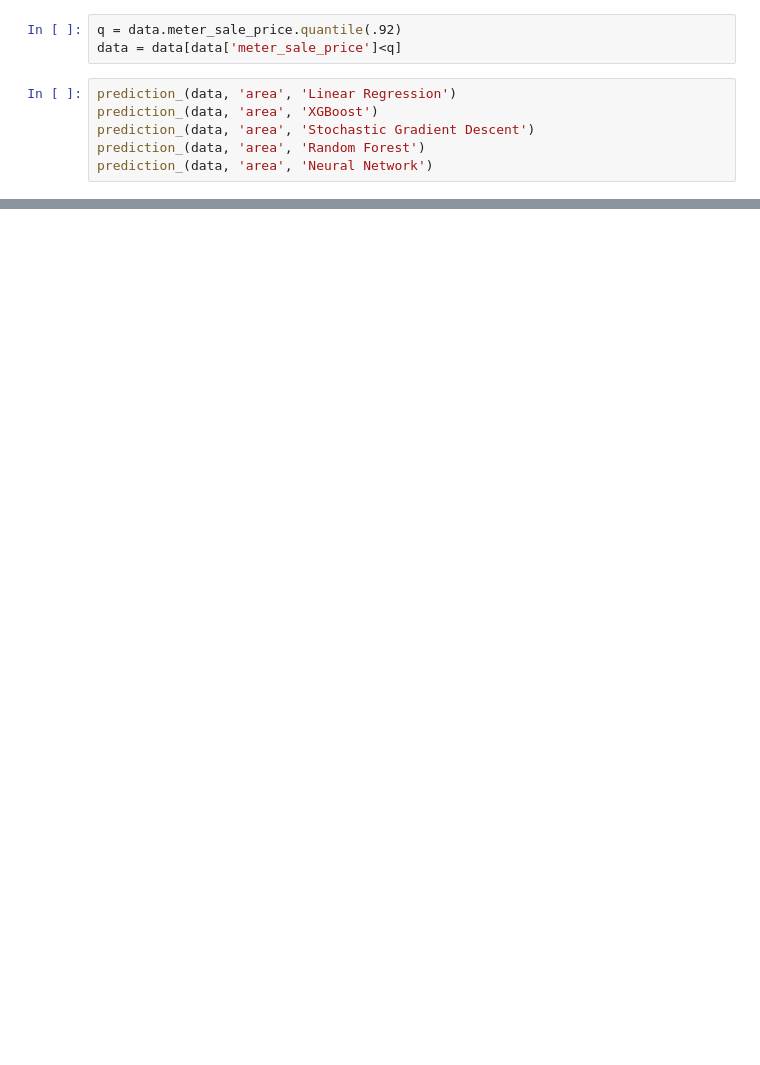
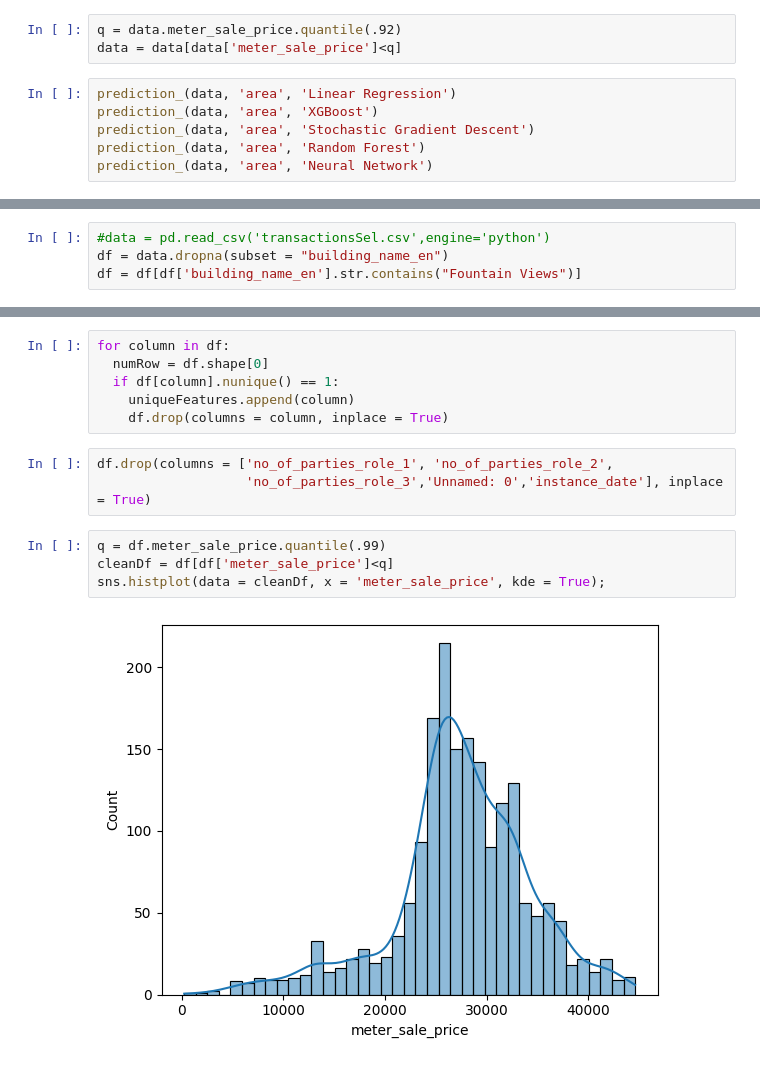
Before and after one commit to vagabondboffin/EDAProject, a Jupyter notebook: DAProject_May7th.ipynb, the cells around one changed output, grey strips where cells are left out. Cells and saved outputs as stored; diff of their text form; blank space fills up the shorter version.

```diff
--- a/DAProject_May7th.ipynb
+++ b/DAProject_May7th.ipynb
@@ -397,0 +287,4 @@ prediction_(data, 'area', 'Neural Network')
+# %%
+#data = pd.read_csv('transactionsSel.csv',engine='python')
+df = data.dropna(subset = "building_name_en")
+df = df[df['building_name_en'].str.contains("Fountain Views")]
@@ -397,0 +311,15 @@ prediction_(data, 'area', 'Neural Network')
+# %%
+for column in df:
+  numRow = df.shape[0]
+  if df[column].nunique() == 1:
+    uniqueFeatures.append(column)
+    df.drop(columns = column, inplace = True)
+# %%
+df.drop(columns = ['no_of_parties_role_1', 'no_of_parties_role_2',
+                   'no_of_parties_role_3','Unnamed: 0','instance_date'], inplace = True)
+# %%
+q = df.meter_sale_price.quantile(.99)
+cleanDf = df[df['meter_sale_price']<q]
+sns.histplot(data = cleanDf, x = 'meter_sale_price', kde = True);
+# %% [output]
+[figure, added]
```
Also changed, not shown: parts of 31 cells of this notebook.
